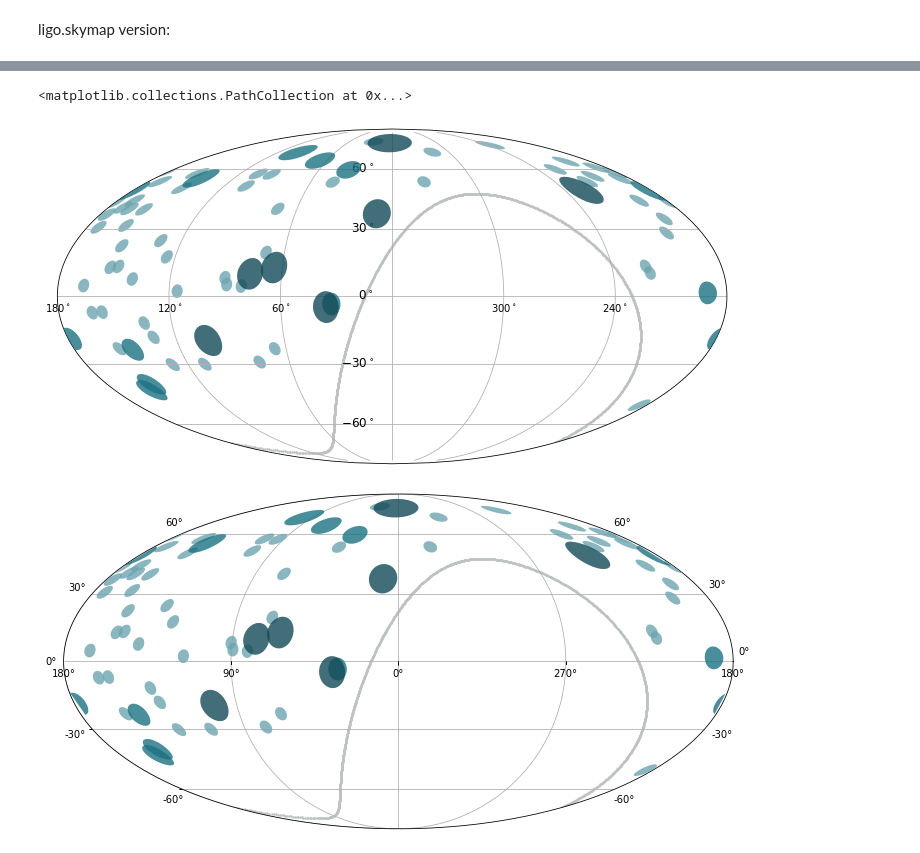
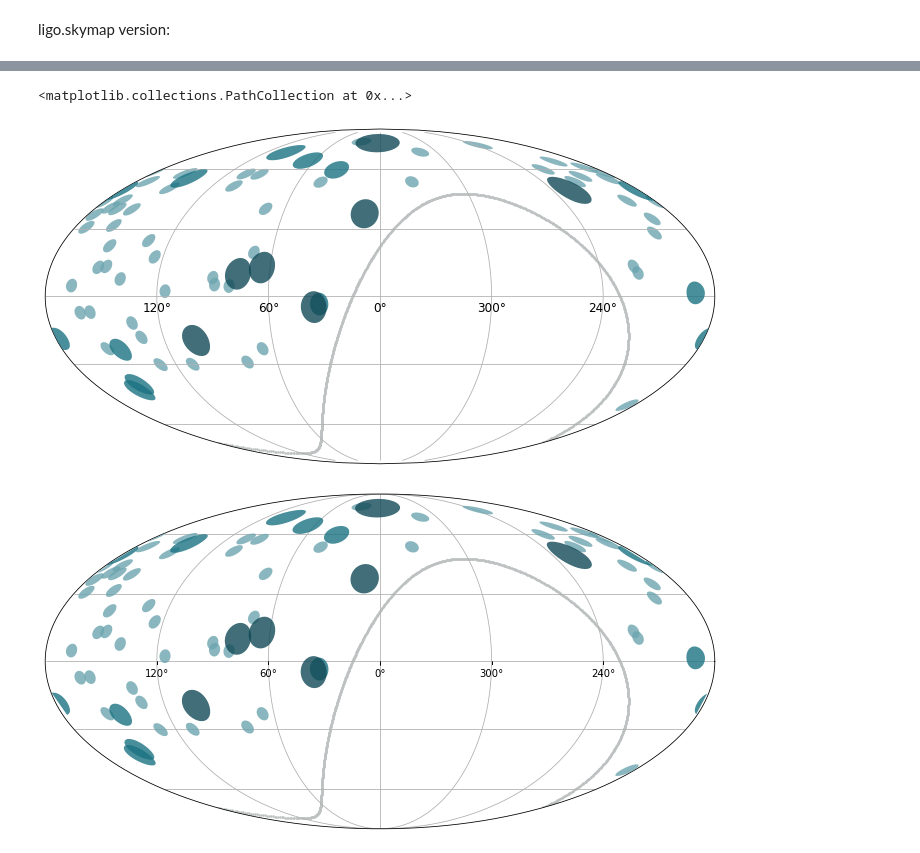
Before and after one commit to uhecr-project/uhecr_model, a Jupyter notebook: uhecr_model/paper_1/figures_deflection_exposure/plot_galactic_coords.ipynb, the cells around one changed output, grey strips where cells are left out. Saved outputs shown, nothing was run; the diff lists cells and outputs as text; code cells hidden in the pictures.

```diff
--- a/uhecr_model/paper_1/figures_deflection_exposure/plot_galactic_coords.ipynb
+++ b/uhecr_model/paper_1/figures_deflection_exposure/plot_galactic_coords.ipynb
@@ -75,7 +75,7 @@ exp_lat = c.galactic.b.deg
 Cartopy version
 # %%
 skymap = AllSkyMapCartopy(lon_0=180)
-skymap.set_gridlines(dx=60)
+skymap.set_gridlines(dx=60, ypadding=10)
 
 # UHECRs
 for lon, lat, E in np.nditer([arrival_direction.glons, arrival_direction.glats, energy]):
@@ -94,7 +94,7 @@ skymap.scatter(exp_lon, exp_lat, s = 2,
 ligo.skymap version:
 # %%
 skymap = AllSkyMap(lon_0=180)
-skymap.set_gridlines()
+skymap.set_gridlines(ytick_pos="h", xlims=[0,360])
 
 # UHECRs
 for lon, lat, E in np.nditer([arrival_direction.glons, arrival_direction.glats, energy]):
@@ -113,6 +113,6 @@ What if we want to rotate to lon_0 = 0? there is *only one place* we need to mak
 # %%
-skymap = AllSkyMapCartopy(lon_0=0) # only change here!
-skymap.set_gridlines()
+skymap = AllSkyMapCartopy(lon_0=0, figsize=(12,7)) # only change here!
+skymap.set_gridlines(ypadding=10, draw_ylabels=False)
 
 # UHECRs
 for lon, lat, E in np.nditer([arrival_direction.glons, arrival_direction.glats, energy]):
@@ -126,20 +126,20 @@ skymap.scatter(exp_lon, exp_lat, s = 2,
                color = grey, alpha = 1)
 # %% [output]
 <matplotlib.collections.PathCollection at 0x...>
-[figure, old version]
+[figure, new version]
 # %%
 skymap = AllSkyMap(lon_0=0) # only change here!
-skymap.ax.grid()
+skymap.set_gridlines(ytick_pos="h", xlims=[-180,180])  # needed for gridlines to behave properly
 
 # UHECRs
 for lon, lat, E in np.nditer([arrival_direction.glons, arrival_direction.glats, energy]):
     i = np.digitize(E, energy_bins) - 1
     skymap.tissot(lon, lat, 3.0 + (i*2),
                   facecolor = uhecr_cmap.colors[i], npts=30, lw=0,
                   alpha = 0.8, zorder = i+2)
 
 # exposure edge
 skymap.scatter(exp_lon, exp_lat, s = 2,
                color = grey, alpha = 1)
 # %% [output]
-[figure, old version]
+[figure, new version]
```
Also changed, not shown: parts of 4 cells of this notebook.
